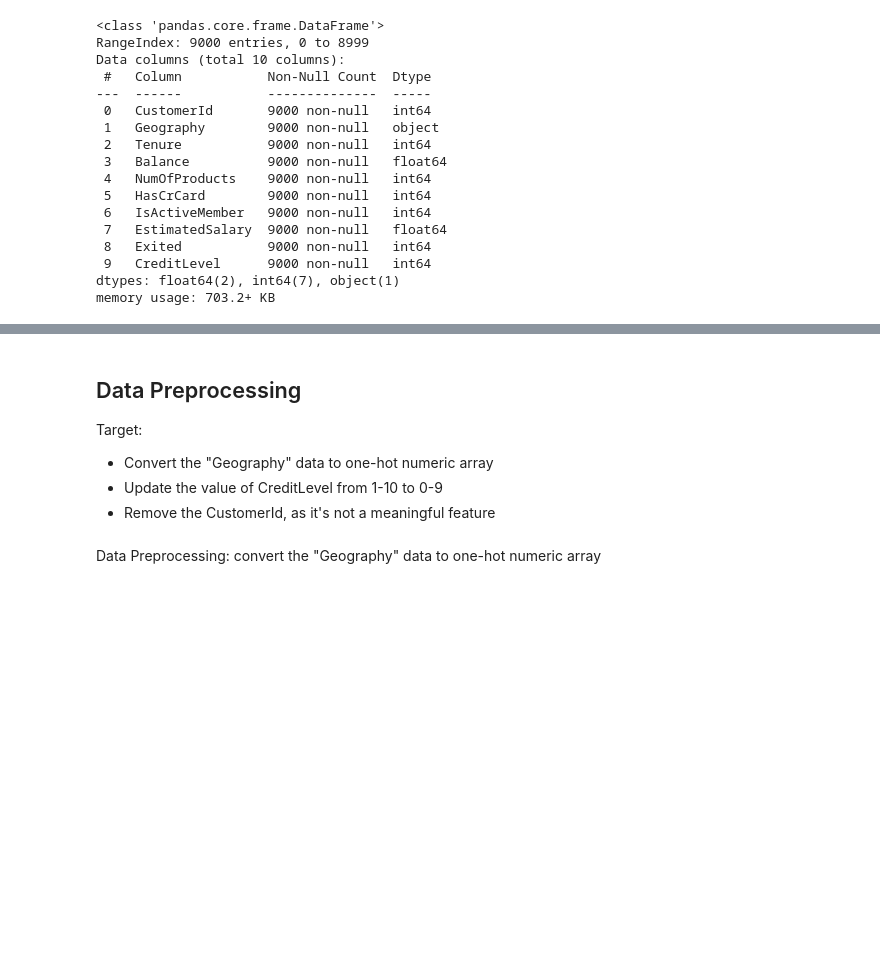
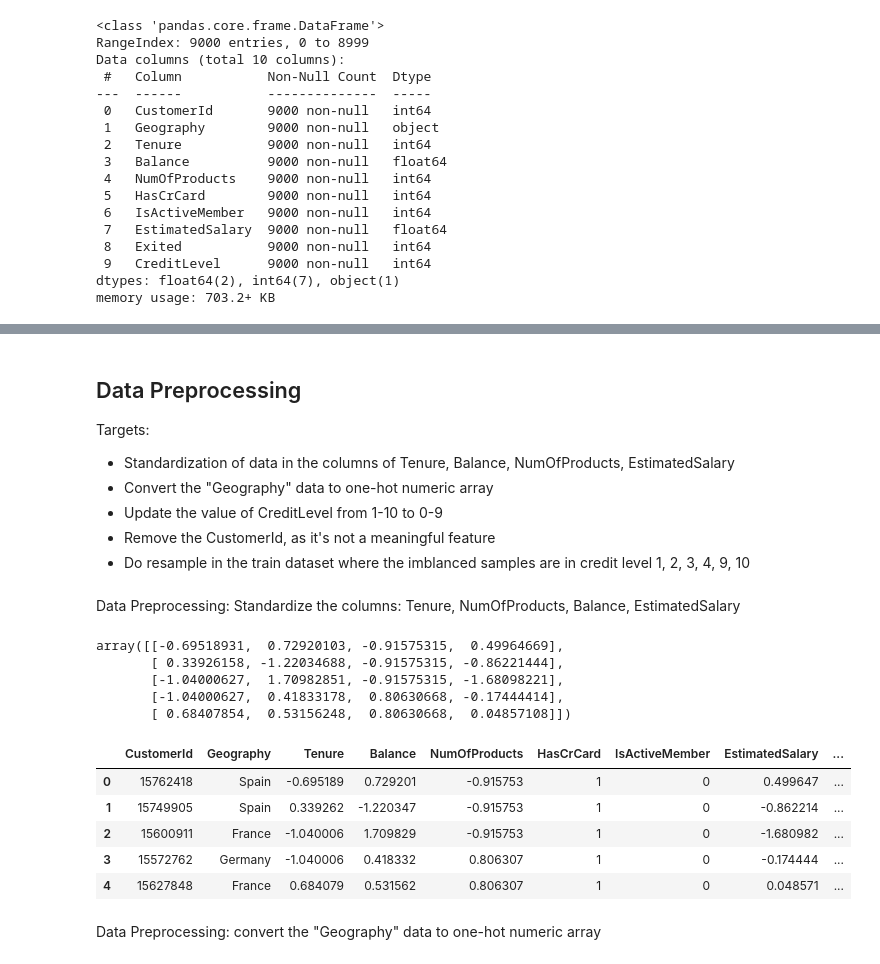
Before and after one commit to kevinaixyz/comp-bdc-project, a Jupyter notebook: main.ipynb, the cells around one changed output, grey strips where cells are left out. Cells and saved outputs as stored; diff of their text form; code cells hidden in the pictures; blank space fills up the shorter version.

```diff
--- a/main.ipynb
+++ b/main.ipynb
@@ -53,10 +86,38 @@ df.describe()
 # %% [markdown]
 ## Data Preprocessing
 
-Target:
+Targets:
+- Standardization of data in the columns of Tenure, Balance, NumOfProducts, EstimatedSalary
 - Convert the "Geography" data to one-hot numeric array
 - Update the value of CreditLevel from 1-10 to 0-9
 - Remove the CustomerId, as it's not a meaningful feature
+- Do resample in the train dataset where the imblanced samples are in credit level 1, 2, 3, 4, 9, 10
+# %%
+df_clean = df.copy()
+# %% [markdown]
+Data Preprocessing: Standardize the columns: Tenure, NumOfProducts, Balance, EstimatedSalary
+# %%
+from sklearn import preprocessing
+
+std_cols = preprocessing.StandardScaler().fit_transform(df_clean[["Tenure", "Balance", "NumOfProducts", "EstimatedSalary"]])
+df_clean[["Tenure", "Balance", "NumOfProducts", "EstimatedSalary"]] = std_cols
+# %%
+std_cols[:5]
+# %% [output]
+array([[-0.69518931,  0.72920103, -0.91575315,  0.49964669],
+       [ 0.33926158, -1.22034688, -0.91575315, -0.86221444],
+       [-1.04000627,  1.70982851, -0.91575315, -1.68098221],
+       [-1.04000627,  0.41833178,  0.80630668, -0.17444414],
+       [ 0.68407854,  0.53156248,  0.80630668,  0.04857108]])
+# %%
+df_clean.head()
+# %% [output]
+|  | CustomerId | Geography | Tenure | Balance | NumOfProducts | HasCrCard | IsActiveMember | EstimatedSalary | ... |
+| 0 | 15762418 | Spain | -0.695189 | 0.729201 | -0.915753 | 1 | 0 | 0.499647 | ... |
+| 1 | 15749905 | Spain | 0.339262 | -1.220347 | -0.915753 | 1 | 0 | -0.862214 | ... |
+| 2 | 15600911 | France | -1.040006 | 1.709829 | -0.915753 | 1 | 0 | -1.680982 | ... |
+| 3 | 15572762 | Germany | -1.040006 | 0.418332 | 0.806307 | 1 | 0 | -0.174444 | ... |
+| 4 | 15627848 | France | 0.684079 | 0.531562 | 0.806307 | 1 | 0 | 0.048571 | ... |
 # %% [markdown]
 Data Preprocessing: convert the "Geography" data to one-hot numeric array
 # %%
```
Also changed, not shown: parts of 38 cells of this notebook, 3 other files.
